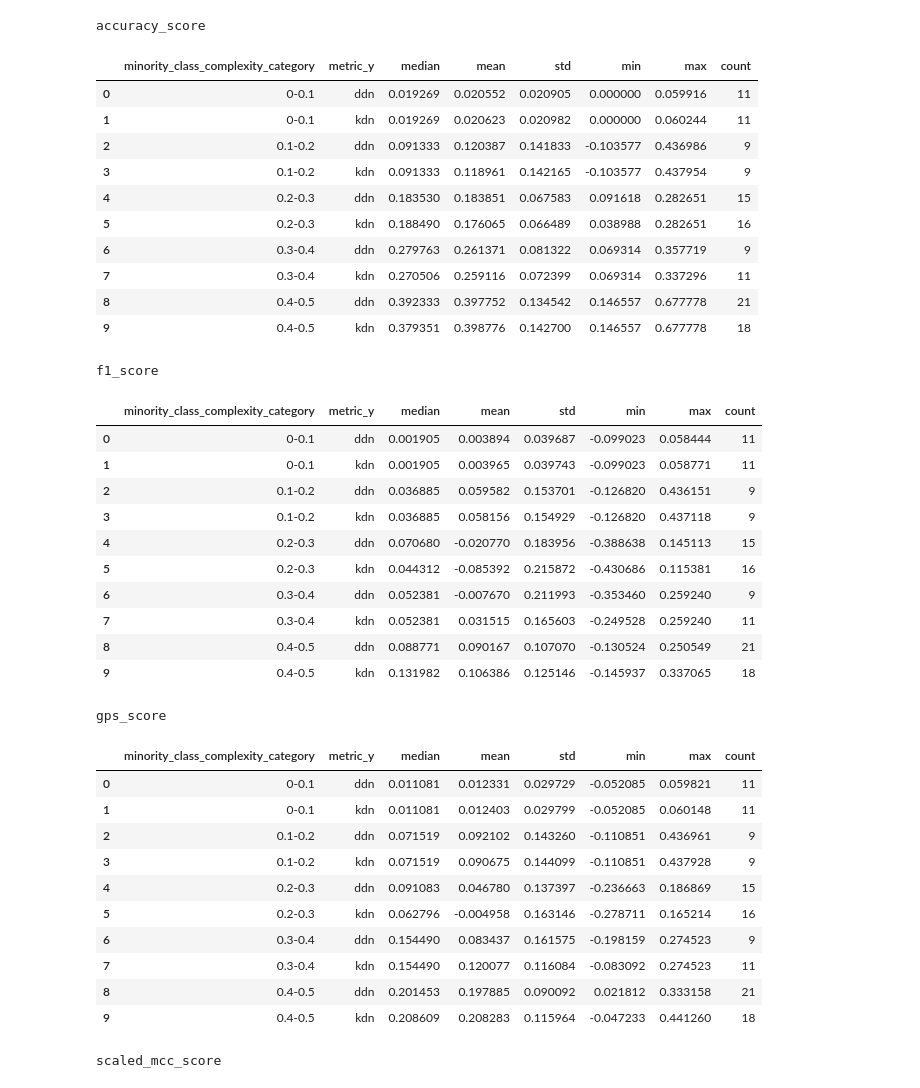
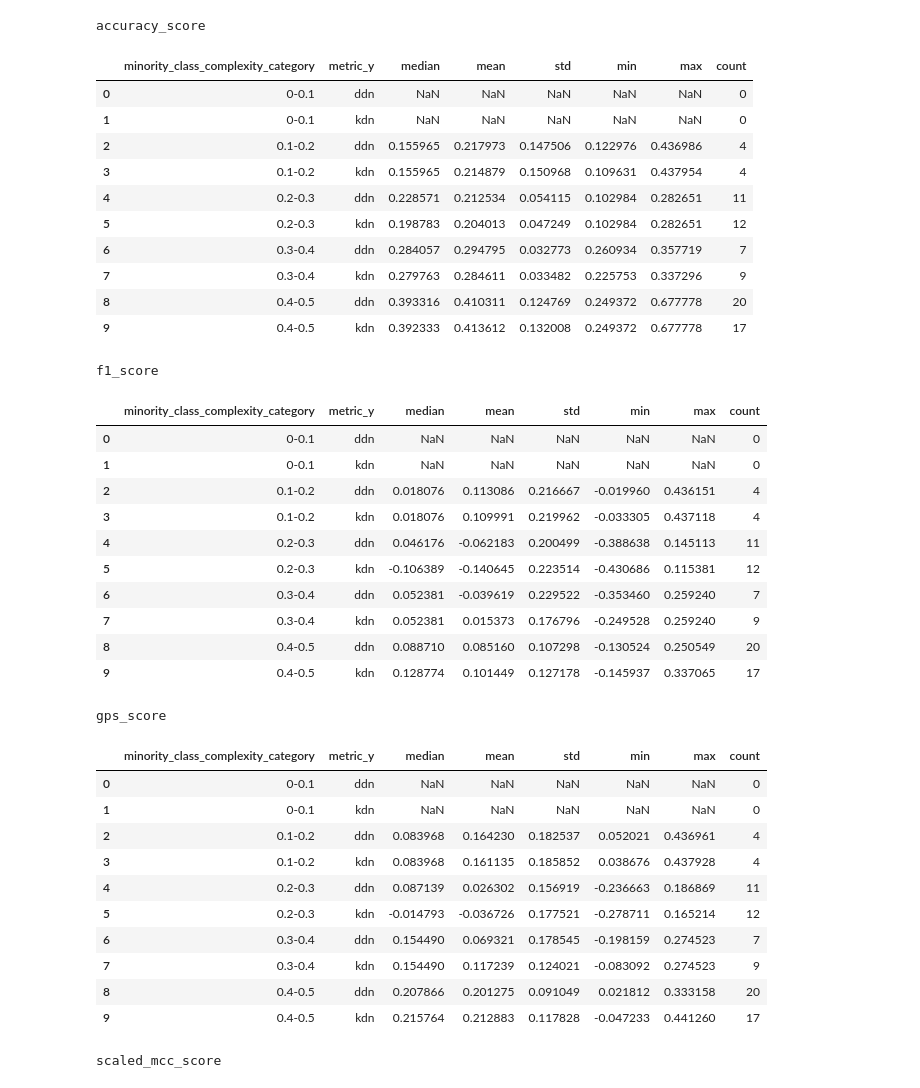
Before and after one commit to URJCDSLab/dynamic_disagreeing_neighbors, a Jupyter notebook: notebooks/complexity_across_complexity_category.ipynb, the cells around one changed output. Cells and saved outputs as stored; diff of their text form; code cells hidden in the pictures.

```diff
--- a/notebooks/complexity_across_complexity_category.ipynb
+++ b/notebooks/complexity_across_complexity_category.ipynb
@@ -55,0 +102,4 @@ df_merged
+# %%
+for performance_metric in df_merged['metric_x'].unique():
+    print(performance_metric)
+    display(calculate_grouped_statistics(df_merged_balanced[df_merged_balanced['metric_x'] == performance_metric], diff='diff_score_most_complex_class', x_var='minority_class_complexity_category'))
@@ -55,0 +162,4 @@ df_merged
+# %%
+for performance_metric in df_merged['metric_x'].unique():
+    print(performance_metric)
+    display(calculate_grouped_statistics(df_merged_balanced[df_merged_balanced['metric_x'] == performance_metric], diff='diff_score_minority_class_complexity', x_var='most_complex_class_category'))
@@ -55,0 +222,4 @@ df_merged
+# %%
+for performance_metric in df_merged['metric_x'].unique():
+    print(performance_metric)
+    display(calculate_grouped_statistics(df_merged_balanced[df_merged_balanced['metric_x'] == performance_metric], diff='diff_score_minority_class_complexity', x_var='minority_class_complexity_category'))
@@ -56,7 +284,7 @@ df_merged
 # %%
 for performance_metric in df_merged['metric_x'].unique():
     print(performance_metric)
-    display(calculate_grouped_statistics(df_merged[df_merged['metric_x'] == performance_metric], diff='diff_score_most_complex_class', x_var='most_complex_class_category'))
+    display(calculate_grouped_statistics(df_merged_imbalanced[df_merged_imbalanced['metric_x'] == performance_metric], diff='diff_score_most_complex_class', x_var='most_complex_class_category'))
 # %% [output]
 accuracy_score
 |  | most_complex_class_category | metric_y | median | mean | std | min | max | count |
@@ -116,43 +344,43 @@ plot_score_differences(df_merged, diff='diff_score_most_complex_class', x_var='m
 # %%
 for performance_metric in df_merged['metric_x'].unique():
     print(performance_metric)
-    display(calculate_grouped_statistics(df_merged[df_merged['metric_x'] == performance_metric], diff='diff_score_most_complex_class', x_var='minority_class_complexity_category'))
+    display(calculate_grouped_statistics(df_merged_imbalanced[df_merged_imbalanced['metric_x'] == performance_metric], diff='diff_score_most_complex_class', x_var='minority_class_complexity_category'))
 # %% [output]
 accuracy_score
 |  | minority_class_complexity_category | metric_y | median | mean | std | min | max | count |
-| 0 | 0-0.1 | ddn | 0.019269 | 0.020552 | 0.020905 | 0.000000 | 0.059916 | 11 |
-| 1 | 0-0.1 | kdn | 0.019269 | 0.020623 | 0.020982 | 0.000000 | 0.060244 | 11 |
-| 2 | 0.1-0.2 | ddn | 0.091333 | 0.120387 | 0.141833 | -0.103577 | 0.436986 | 9 |
-| 3 | 0.1-0.2 | kdn | 0.091333 | 0.118961 | 0.142165 | -0.103577 | 0.437954 | 9 |
-| 4 | 0.2-0.3 | ddn | 0.183530 | 0.183851 | 0.067583 | 0.091618 | 0.282651 | 15 |
-| 5 | 0.2-0.3 | kdn | 0.188490 | 0.176065 | 0.066489 | 0.038988 | 0.282651 | 16 |
-| 6 | 0.3-0.4 | ddn | 0.279763 | 0.261371 | 0.081322 | 0.069314 | 0.357719 | 9 |
-| 7 | 0.3-0.4 | kdn | 0.270506 | 0.259116 | 0.072399 | 0.069314 | 0.337296 | 11 |
-| 8 | 0.4-0.5 | ddn | 0.392333 | 0.397752 | 0.134542 | 0.146557 | 0.677778 | 21 |
-| 9 | 0.4-0.5 | kdn | 0.379351 | 0.398776 | 0.142700 | 0.146557 | 0.677778 | 18 |
+| 0 | 0-0.1 | ddn | NaN | NaN | NaN | NaN | NaN | 0 |
+| 1 | 0-0.1 | kdn | NaN | NaN | NaN | NaN | NaN | 0 |
+| 2 | 0.1-0.2 | ddn | 0.155965 | 0.217973 | 0.147506 | 0.122976 | 0.436986 | 4 |
+| 3 | 0.1-0.2 | kdn | 0.155965 | 0.214879 | 0.150968 | 0.109631 | 0.437954 | 4 |
+| 4 | 0.2-0.3 | ddn | 0.228571 | 0.212534 | 0.054115 | 0.102984 | 0.282651 | 11 |
+| 5 | 0.2-0.3 | kdn | 0.198783 | 0.204013 | 0.047249 | 0.102984 | 0.282651 | 12 |
+| 6 | 0.3-0.4 | ddn | 0.284057 | 0.294795 | 0.032773 | 0.260934 | 0.357719 | 7 |
+| 7 | 0.3-0.4 | kdn | 0.279763 | 0.284611 | 0.033482 | 0.225753 | 0.337296 | 9 |
+| 8 | 0.4-0.5 | ddn | 0.393316 | 0.410311 | 0.124769 | 0.249372 | 0.677778 | 20 |
+| 9 | 0.4-0.5 | kdn | 0.392333 | 0.413612 | 0.132008 | 0.249372 | 0.677778 | 17 |
 f1_score
 |  | minority_class_complexity_category | metric_y | median | mean | std | min | max | count |
-| 0 | 0-0.1 | ddn | 0.001905 | 0.003894 | 0.039687 | -0.099023 | 0.058444 | 11 |
-| 1 | 0-0.1 | kdn | 0.001905 | 0.003965 | 0.039743 | -0.099023 | 0.058771 | 11 |
-| 2 | 0.1-0.2 | ddn | 0.036885 | 0.059582 | 0.153701 | -0.126820 | 0.436151 | 9 |
-| 3 | 0.1-0.2 | kdn | 0.036885 | 0.058156 | 0.154929 | -0.126820 | 0.437118 | 9 |
-| 4 | 0.2-0.3 | ddn | 0.070680 | -0.020770 | 0.183956 | -0.388638 | 0.145113 | 15 |
-| 5 | 0.2-0.3 | kdn | 0.044312 | -0.085392 | 0.215872 | -0.430686 | 0.115381 | 16 |
-| 6 | 0.3-0.4 | ddn | 0.052381 | -0.007670 | 0.211993 | -0.353460 | 0.259240 | 9 |
-| 7 | 0.3-0.4 | kdn | 0.052381 | 0.031515 | 0.165603 | -0.249528 | 0.259240 | 11 |
-| 8 | 0.4-0.5 | ddn | 0.088771 | 0.090167 | 0.107070 | -0.130524 | 0.250549 | 21 |
-| 9 | 0.4-0.5 | kdn | 0.131982 | 0.106386 | 0.125146 | -0.145937 | 0.337065 | 18 |
+| 0 | 0-0.1 | ddn | NaN | NaN | NaN | NaN | NaN | 0 |
+| 1 | 0-0.1 | kdn | NaN | NaN | NaN | NaN | NaN | 0 |
+| 2 | 0.1-0.2 | ddn | 0.018076 | 0.113086 | 0.216667 | -0.019960 | 0.436151 | 4 |
+| 3 | 0.1-0.2 | kdn | 0.018076 | 0.109991 | 0.219962 | -0.033305 | 0.437118 | 4 |
+| 4 | 0.2-0.3 | ddn | 0.046176 | -0.062183 | 0.200499 | -0.388638 | 0.145113 | 11 |
+| 5 | 0.2-0.3 | kdn | -0.106389 | -0.140645 | 0.223514 | -0.430686 | 0.115381 | 12 |
+| 6 | 0.3-0.4 | ddn | 0.052381 | -0.039619 | 0.229522 | -0.353460 | 0.259240 | 7 |
+| 7 | 0.3-0.4 | kdn | 0.052381 | 0.015373 | 0.176796 | -0.249528 | 0.259240 | 9 |
+| 8 | 0.4-0.5 | ddn | 0.088710 | 0.085160 | 0.107298 | -0.130524 | 0.250549 | 20 |
+| 9 | 0.4-0.5 | kdn | 0.128774 | 0.101449 | 0.127178 | -0.145937 | 0.337065 | 17 |
 gps_score
 |  | minority_class_complexity_category | metric_y | median | mean | std | min | max | count |
-| 0 | 0-0.1 | ddn | 0.011081 | 0.012331 | 0.029729 | -0.052085 | 0.059821 | 11 |
-| 1 | 0-0.1 | kdn | 0.011081 | 0.012403 | 0.029799 | -0.052085 | 0.060148 | 11 |
-| 2 | 0.1-0.2 | ddn | 0.071519 | 0.092102 | 0.143260 | -0.110851 | 0.436961 | 9 |
-| 3 | 0.1-0.2 | kdn | 0.071519 | 0.090675 | 0.144099 | -0.110851 | 0.437928 | 9 |
-| 4 | 0.2-0.3 | ddn | 0.091083 | 0.046780 | 0.137397 | -0.236663 | 0.186869 | 15 |
-| 5 | 0.2-0.3 | kdn | 0.062796 | -0.004958 | 0.163146 | -0.278711 | 0.165214 | 16 |
-| 6 | 0.3-0.4 | ddn | 0.154490 | 0.083437 | 0.161575 | -0.198159 | 0.274523 | 9 |
-| 7 | 0.3-0.4 | kdn | 0.154490 | 0.120077 | 0.116084 | -0.083092 | 0.274523 | 11 |
-| 8 | 0.4-0.5 | ddn | 0.201453 | 0.197885 | 0.090092 | 0.021812 | 0.333158 | 21 |
-| 9 | 0.4-0.5 | kdn | 0.208609 | 0.208283 | 0.115964 | -0.047233 | 0.441260 | 18 |
+| 0 | 0-0.1 | ddn | NaN | NaN | NaN | NaN | NaN | 0 |
+| 1 | 0-0.1 | kdn | NaN | NaN | NaN | NaN | NaN | 0 |
+| 2 | 0.1-0.2 | ddn | 0.083968 | 0.164230 | 0.182537 | 0.052021 | 0.436961 | 4 |
+| 3 | 0.1-0.2 | kdn | 0.083968 | 0.161135 | 0.185852 | 0.038676 | 0.437928 | 4 |
+| 4 | 0.2-0.3 | ddn | 0.087139 | 0.026302 | 0.156919 | -0.236663 | 0.186869 | 11 |
+| 5 | 0.2-0.3 | kdn | -0.014793 | -0.036726 | 0.177521 | -0.278711 | 0.165214 | 12 |
+| 6 | 0.3-0.4 | ddn | 0.154490 | 0.069321 | 0.178545 | -0.198159 | 0.274523 | 7 |
+| 7 | 0.3-0.4 | kdn | 0.154490 | 0.117239 | 0.124021 | -0.083092 | 0.274523 | 9 |
+| 8 | 0.4-0.5 | ddn | 0.207866 | 0.201275 | 0.091049 | 0.021812 | 0.333158 | 20 |
+| 9 | 0.4-0.5 | kdn | 0.215764 | 0.212883 | 0.117828 | -0.047233 | 0.441260 | 17 |
 scaled_mcc_score
 |  | minority_class_complexity_category | metric_y | median | mean | std | min | max | count |
```
Also changed, not shown: parts of 26 cells of this notebook, 3 other files.
